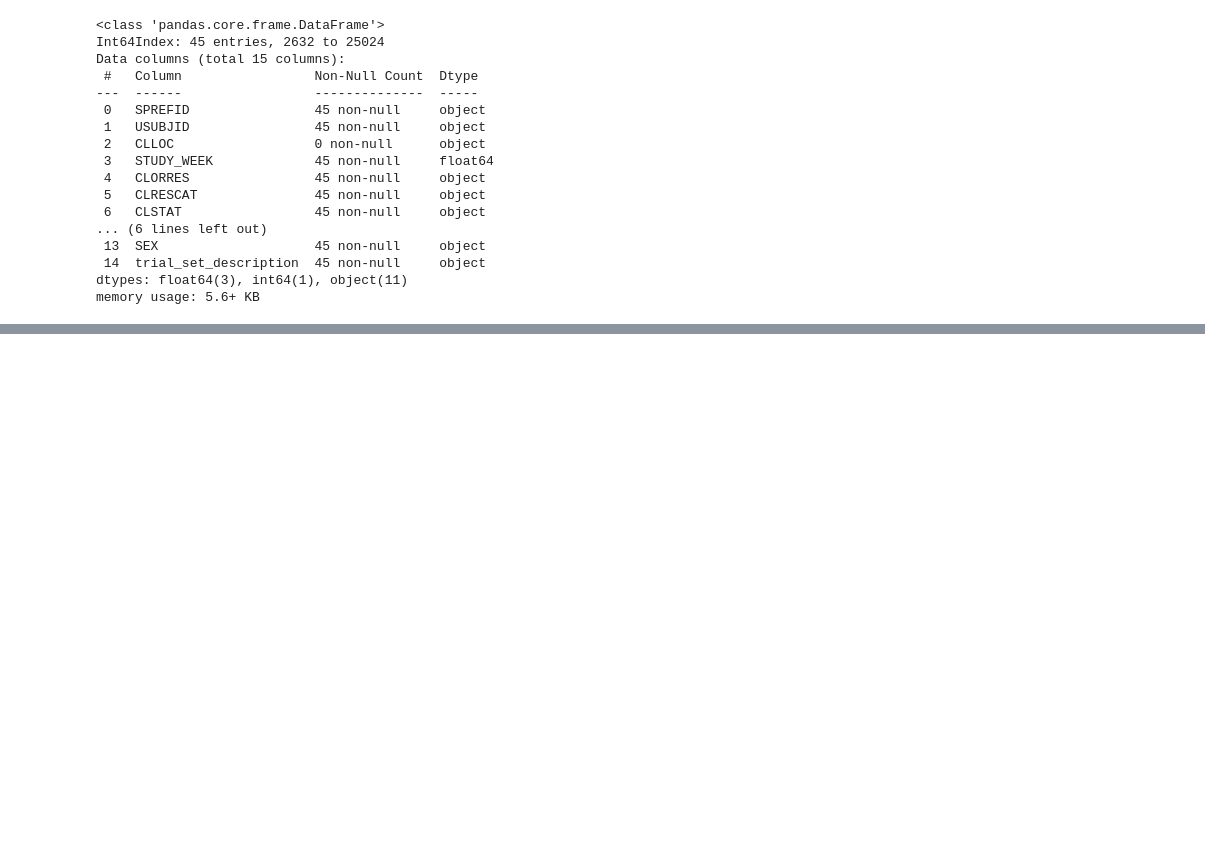
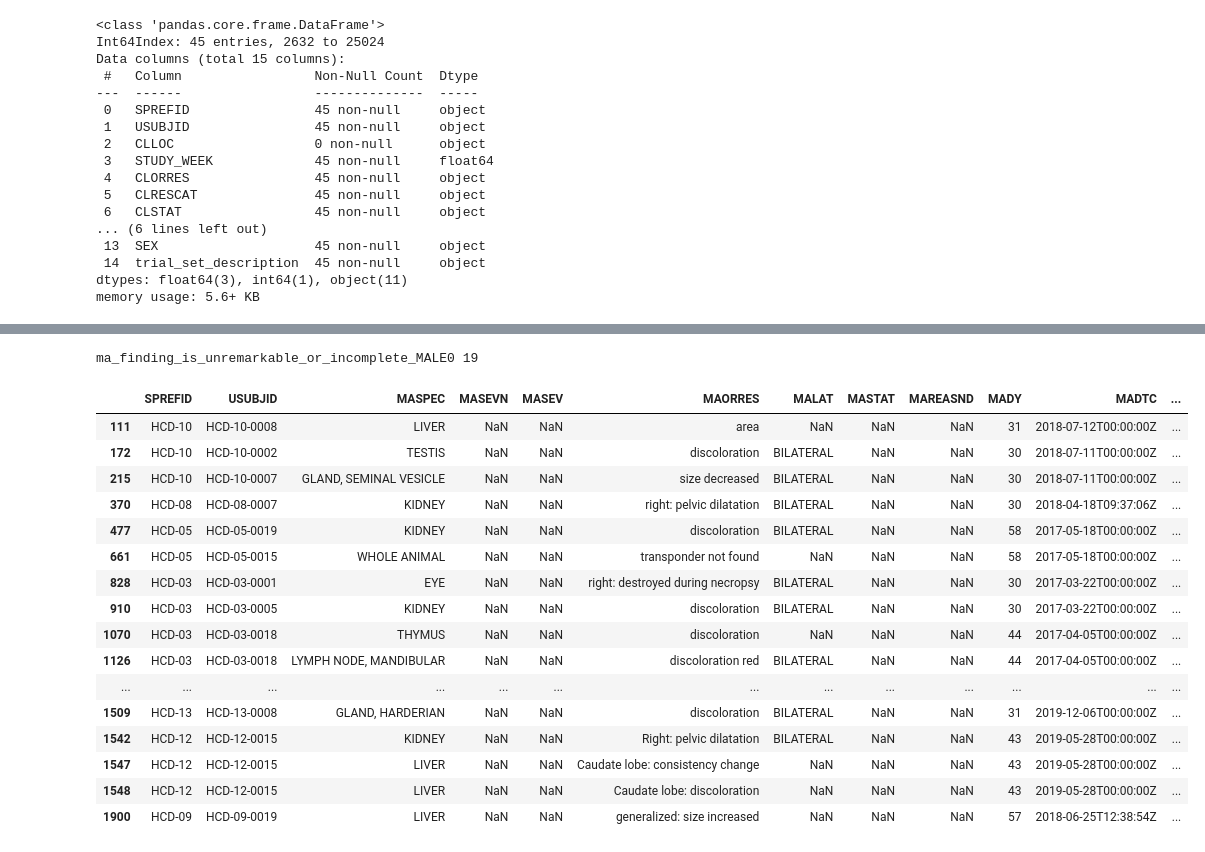
Before and after one commit to Alhag-Ali/Data_Challenges, a Jupyter notebook: project.ipynb, the cells around one changed output, grey strips where cells are left out. Saved outputs shown, nothing was run; the diff lists cells and outputs as text; code cells hidden in the pictures; blank space fills up the shorter version.

```diff
--- a/project.ipynb
+++ b/project.ipynb
@@ -846,0 +1007,23 @@ lb_LBCAT_GROUP_CLINICAL_CHEMISTRY = lb["LBCAT"].unique()
+# %%
+ma_finding_is_unremarkable_or_incomplete_MALE0 = ma[(ma["finding_is_unremarkable_or_incomplete"] == 0) & (ma["SEX"] == "M")]
+print("ma_finding_is_unremarkable_or_incomplete_MALE0", ma_finding_is_unremarkable_or_incomplete_MALE0.shape[0])
+ma_finding_is_unremarkable_or_incomplete_MALE0
+# %% [output]
+ma_finding_is_unremarkable_or_incomplete_MALE0 19
+|  | SPREFID | USUBJID | MASPEC | MASEVN | MASEV | MAORRES | MALAT | MASTAT | MAREASND | MADY | MADTC | ... |
+| 111 | HCD-10 | HCD-10-0008 | LIVER | NaN | NaN | area | NaN | NaN | NaN | 31 | 2018-07-12T00:00:00Z | ... |
+| 172 | HCD-10 | HCD-10-0002 | TESTIS | NaN | NaN | discoloration | BILATERAL | NaN | NaN | 30 | 2018-07-11T00:00:00Z | ... |
+| 215 | HCD-10 | HCD-10-0007 | GLAND, SEMINAL VESICLE | NaN | NaN | size decreased | BILATERAL | NaN | NaN | 30 | 2018-07-11T00:00:00Z | ... |
+| 370 | HCD-08 | HCD-08-0007 | KIDNEY | NaN | NaN | right: pelvic dilatation | BILATERAL | NaN | NaN | 30 | 2018-04-18T09:37:06Z | ... |
+| 477 | HCD-05 | HCD-05-0019 | KIDNEY | NaN | NaN | discoloration | BILATERAL | NaN | NaN | 58 | 2017-05-18T00:00:00Z | ... |
+| 661 | HCD-05 | HCD-05-0015 | WHOLE ANIMAL | NaN | NaN | transponder not found | NaN | NaN | NaN | 58 | 2017-05-18T00:00:00Z | ... |
+| 828 | HCD-03 | HCD-03-0001 | EYE | NaN | NaN | right: destroyed during necropsy | BILATERAL | NaN | NaN | 30 | 2017-03-22T00:00:00Z | ... |
+| 910 | HCD-03 | HCD-03-0005 | KIDNEY | NaN | NaN | discoloration | BILATERAL | NaN | NaN | 30 | 2017-03-22T00:00:00Z | ... |
+| 1070 | HCD-03 | HCD-03-0018 | THYMUS | NaN | NaN | discoloration | NaN | NaN | NaN | 44 | 2017-04-05T00:00:00Z | ... |
+| 1126 | HCD-03 | HCD-03-0018 | LYMPH NODE, MANDIBULAR | NaN | NaN | discoloration red | BILATERAL | NaN | NaN | 44 | 2017-04-05T00:00:00Z | ... |
+| ... | ... | ... | ... | ... | ... | ... | ... | ... | ... | ... | ... | ... |
+| 1509 | HCD-13 | HCD-13-0008 | GLAND, HARDERIAN | NaN | NaN | discoloration | BILATERAL | NaN | NaN | 31 | 2019-12-06T00:00:00Z | ... |
+| 1542 | HCD-12 | HCD-12-0015 | KIDNEY | NaN | NaN | Right: pelvic dilatation | BILATERAL | NaN | NaN | 43 | 2019-05-28T00:00:00Z | ... |
+| 1547 | HCD-12 | HCD-12-0015 | LIVER | NaN | NaN | Caudate lobe: consistency change | NaN | NaN | NaN | 43 | 2019-05-28T00:00:00Z | ... |
+| 1548 | HCD-12 | HCD-12-0015 | LIVER | NaN | NaN | Caudate lobe: discoloration | NaN | NaN | NaN | 43 | 2019-05-28T00:00:00Z | ... |
+| 1900 | HCD-09 | HCD-09-0019 | LIVER | NaN | NaN | generalized: size increased | NaN | NaN | NaN | 57 | 2018-06-25T12:38:54Z | ... |
```
Also changed, not shown: parts of 51 cells of this notebook.
